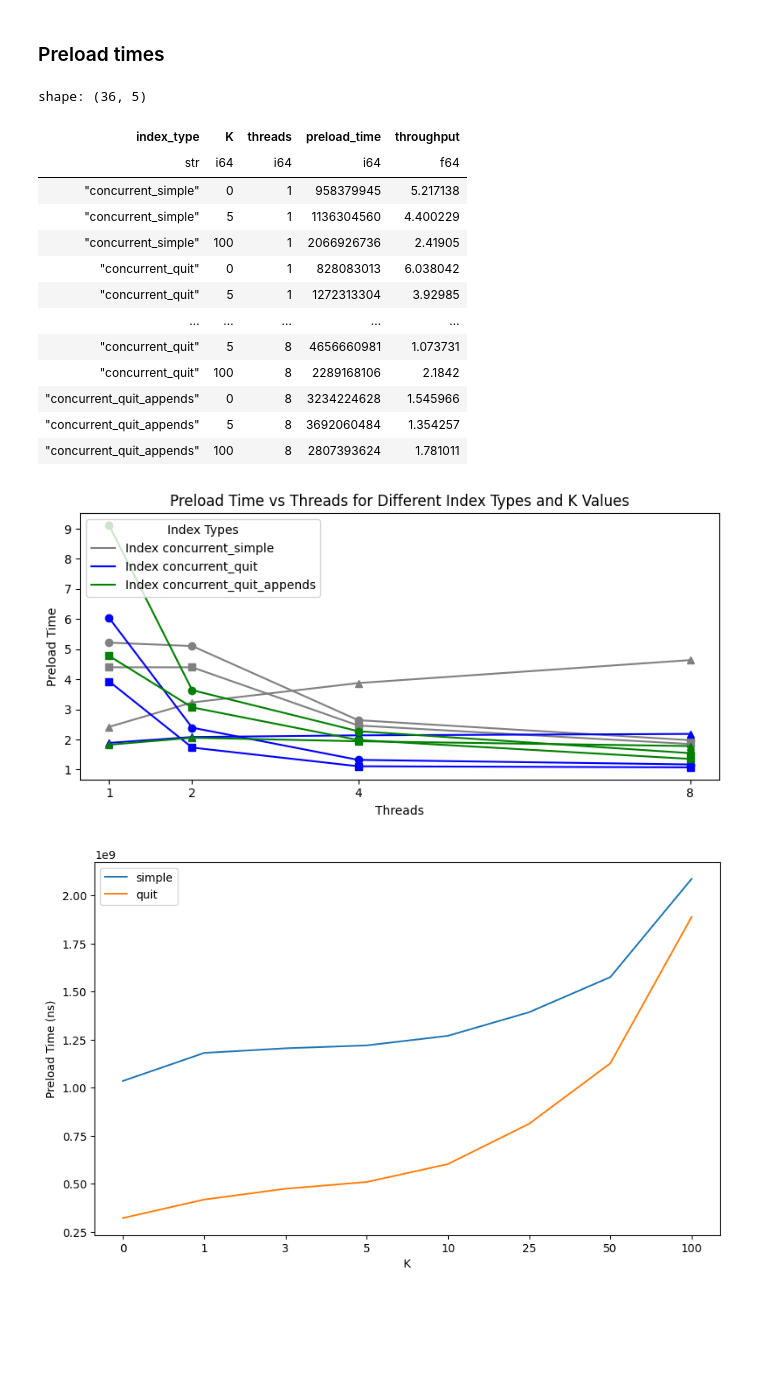
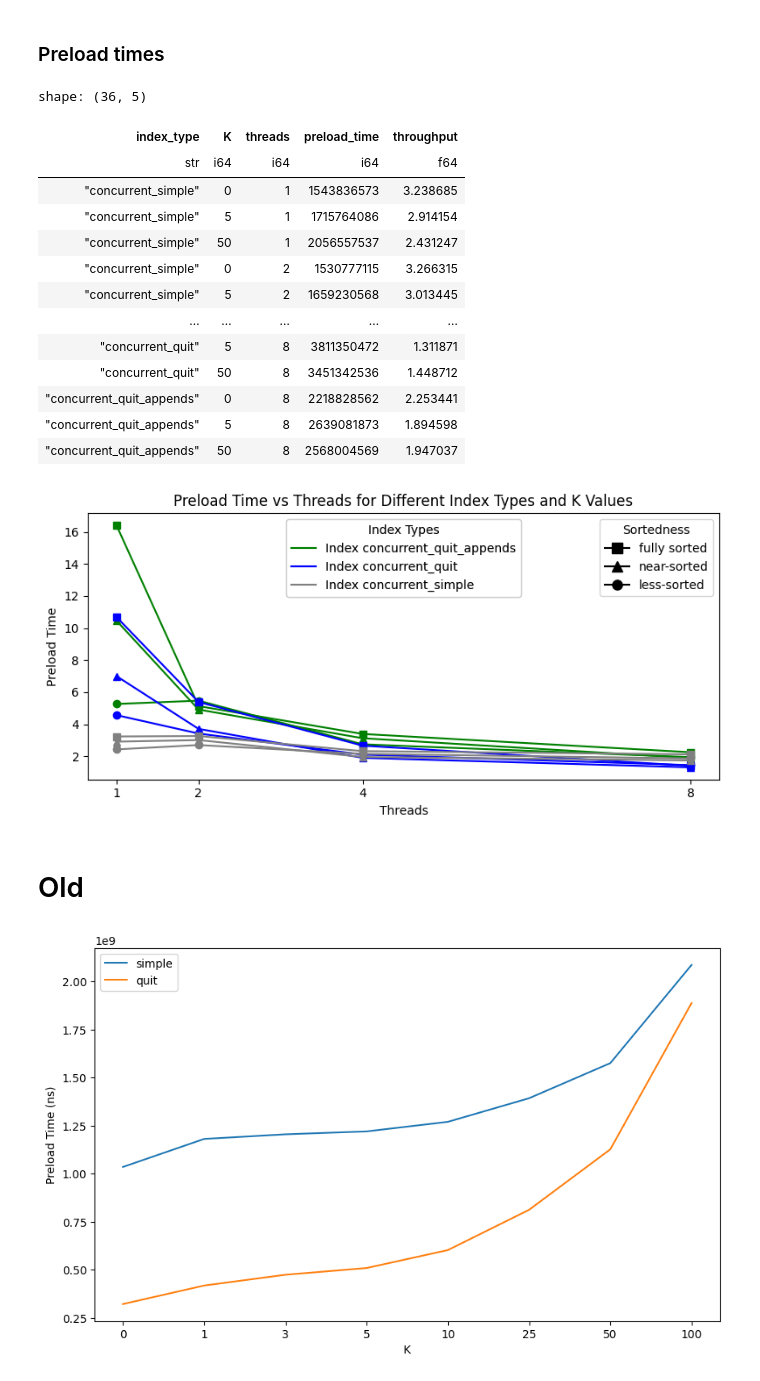
Before and after one commit to BU-DiSC/concurrent-quit, a Jupyter notebook: results/analysis/analysis.ipynb, the cells around one changed output. Drawn from its saved outputs; the diff is of its cells as text; code cells hidden in the pictures; blank space fills up the shorter version.

```diff
--- a/results/analysis/analysis.ipynb
+++ b/results/analysis/analysis.ipynb
@@ -11,7 +11,7 @@ import numpy as np
 ### Set connection parameters
 # %%
 db_dir = "/scratch/aneeshr/concurrent-quit/results/db"
-db_name = "latest_db"
+db_name = "recent_db"
 db_path = db_dir + "/" + db_name
 # %%
 connection = sqlite3.connect(db_path)
@@ -71,65 +71,79 @@ preload_df
 shape: (36, 5)
 | index_type | K | threads | preload_time | throughput |
 | str | i64 | i64 | i64 | f64 |
-| "concurrent_simple" | 0 | 1 | 958379945 | 5.217138 |
-| "concurrent_simple" | 5 | 1 | 1136304560 | 4.400229 |
-| "concurrent_simple" | 100 | 1 | 2066926736 | 2.41905 |
-| "concurrent_quit" | 0 | 1 | 828083013 | 6.038042 |
-| "concurrent_quit" | 5 | 1 | 1272313304 | 3.92985 |
+| "concurrent_simple" | 0 | 1 | 1543836573 | 3.238685 |
+| "concurrent_simple" | 5 | 1 | 1715764086 | 2.914154 |
+| "concurrent_simple" | 50 | 1 | 2056557537 | 2.431247 |
+| "concurrent_simple" | 0 | 2 | 1530777115 | 3.266315 |
+| "concurrent_simple" | 5 | 2 | 1659230568 | 3.013445 |
 | … | … | … | … | … |
-| "concurrent_quit" | 5 | 8 | 4656660981 | 1.073731 |
-| "concurrent_quit" | 100 | 8 | 2289168106 | 2.1842 |
-| "concurrent_quit_appends" | 0 | 8 | 3234224628 | 1.545966 |
-| "concurrent_quit_appends" | 5 | 8 | 3692060484 | 1.354257 |
-| "concurrent_quit_appends" | 100 | 8 | 2807393624 | 1.781011 |
+| "concurrent_quit" | 5 | 8 | 3811350472 | 1.311871 |
+| "concurrent_quit" | 50 | 8 | 3451342536 | 1.448712 |
+| "concurrent_quit_appends" | 0 | 8 | 2218828562 | 2.253441 |
+| "concurrent_quit_appends" | 5 | 8 | 2639081873 | 1.894598 |
+| "concurrent_quit_appends" | 50 | 8 | 2568004569 | 1.947037 |
 # %%
 index_types = preload_df["index_type"].unique().to_list()
 k_values = sorted(preload_df["K"].unique().to_list())
 thread_values = sorted(preload_df["threads"].unique().to_list())
 
 colors = {"concurrent_simple": "grey", "concurrent_quit": "blue", "concurrent_quit_appends": "green"}
-markers = {k: ['o', 's', '^'][i % 3] for i, k in enumerate(k_values)}
+markers = {k: ['s', '^', 'o'][i % 3] for i, k in enumerate(k_values)}
+sortedness_values = {0: "fully sorted", 5: "near-sorted", 50: "less-sorted"}
 
 plt.figure(figsize=(8, 4))
-
+lines = []
+labels = []
 for index in index_types:
     # Filter DataFrame by the current index type
     index_df = preload_df.filter(pl.col("index_type") == index).sort(["K", "threads"])
     # Iterate through each K value
     for k in k_values:
         # Filter DataFrame by the current K value
         k_df = index_df.filter(pl.col("K") == k).sort("threads")
         # Plot preload time against threads for this specific index type and K
-        plt.plot(k_df["threads"], k_df["throughput"],
+        line, =plt.plot(k_df["threads"], k_df["throughput"],
                  label=f'K={k}',
                  color=colors[index],
                  marker=markers[k],
                  linestyle='-')
+        lines.append(line)
+        labels.append(f'{sortedness_values[k]}')
 
 # Set x-axis ticks and label
 plt.xticks(thread_values)
 plt.xlabel("Threads")
 # Set y-axis label
 plt.ylabel("Preload Time")
 # Set plot title
 plt.title("Preload Time vs Threads for Different Index Types and K Values")
 # Add legend
-# plt.legend()
-# Add a separate legend for Index Types using proxy artists
-# Create the legend for K values
-legend_k_handles = [plt.plot([], [], marker=markers[k], linestyle='-', color='gray', label=f'K={k}')[0] for k in k_values]
-plt.legend(handles=legend_k_handles, title='K Values', loc='upper right')
 
-# Create a separate legend for Index Types using proxy artists
-legend_index_handles = [plt.plot([], [], color=colors[index], label=f'Index {index}')[0] for index in index_types]
-plt.legend(handles=legend_index_handles, title='Index Types', loc='upper left')
+# legend_k_handles = [plt.plot([], [], marker=markers[k], linestyle='-', color='gray', label=f'K={k}')[0] for k in k_values]
+# plt.legend(handles=legend_k_handles, title='K Values', loc='upper right')
+
+# # Create a separate legend for Index Types using proxy artists
+# legend_index_handles = [plt.plot([], [], color=colors[index], label=f'{index}')[0] for index in index_types]
+# plt.legend(handles=legend_index_handles, loc='upper right')
+
+# Create a separate legend for K values (proxy artists)
+marker_handles = [plt.Line2D([0], [0], marker=markers[k], color='k', linestyle='-', markersize=8, label=f'{sortedness_values[k]}') for k in k_values]
+legend2 = plt.legend(handles=marker_handles, title='Sortedness', loc='upper right')
+plt.gca().add_artist(legend2) # Add the second legend to the current axes
+
+# Create a separate legend for Index Types (proxy artists)
+color_handles = [plt.Line2D([0], [0], color=colors[index], linestyle='-', label=f'Index {index}') for index in index_types]
+legend3 = plt.legend(handles=color_handles, title='Index Types', loc='upper center')
+plt.gca().add_artist(legend3) # Add the third legend to the current axes
 
 # Adjust layout to prevent labels from overlapping
 plt.tight_layout()
 # Show the plot
 plt.show()
 # %% [output]
-[figure, old version]
+[figure, new version]
+# %% [markdown]
+# Old
 # %%
 # fetch index types
 index_types = df["index_type"].unique().to_list()
```
Also changed, not shown: parts of 1 cell of this notebook.
